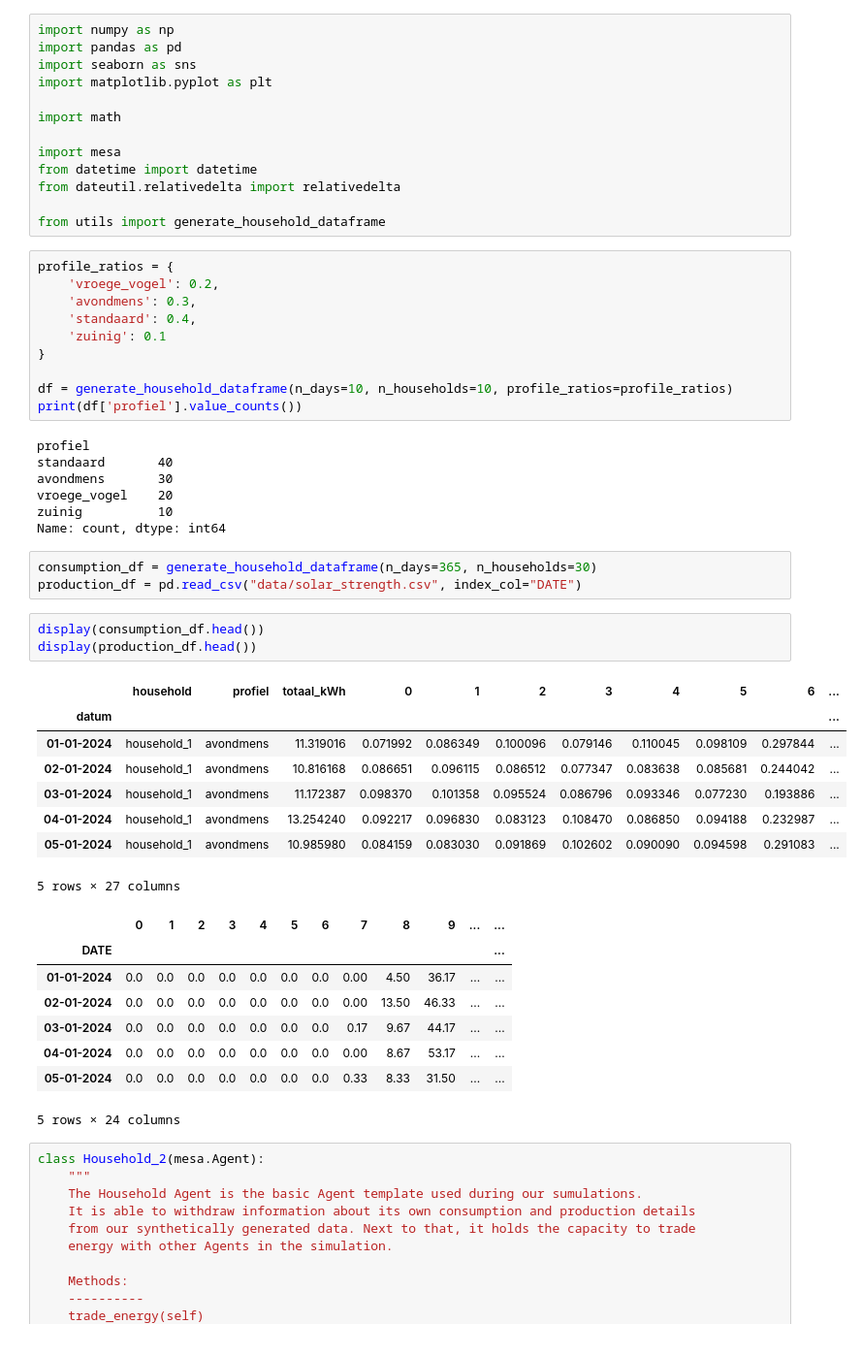
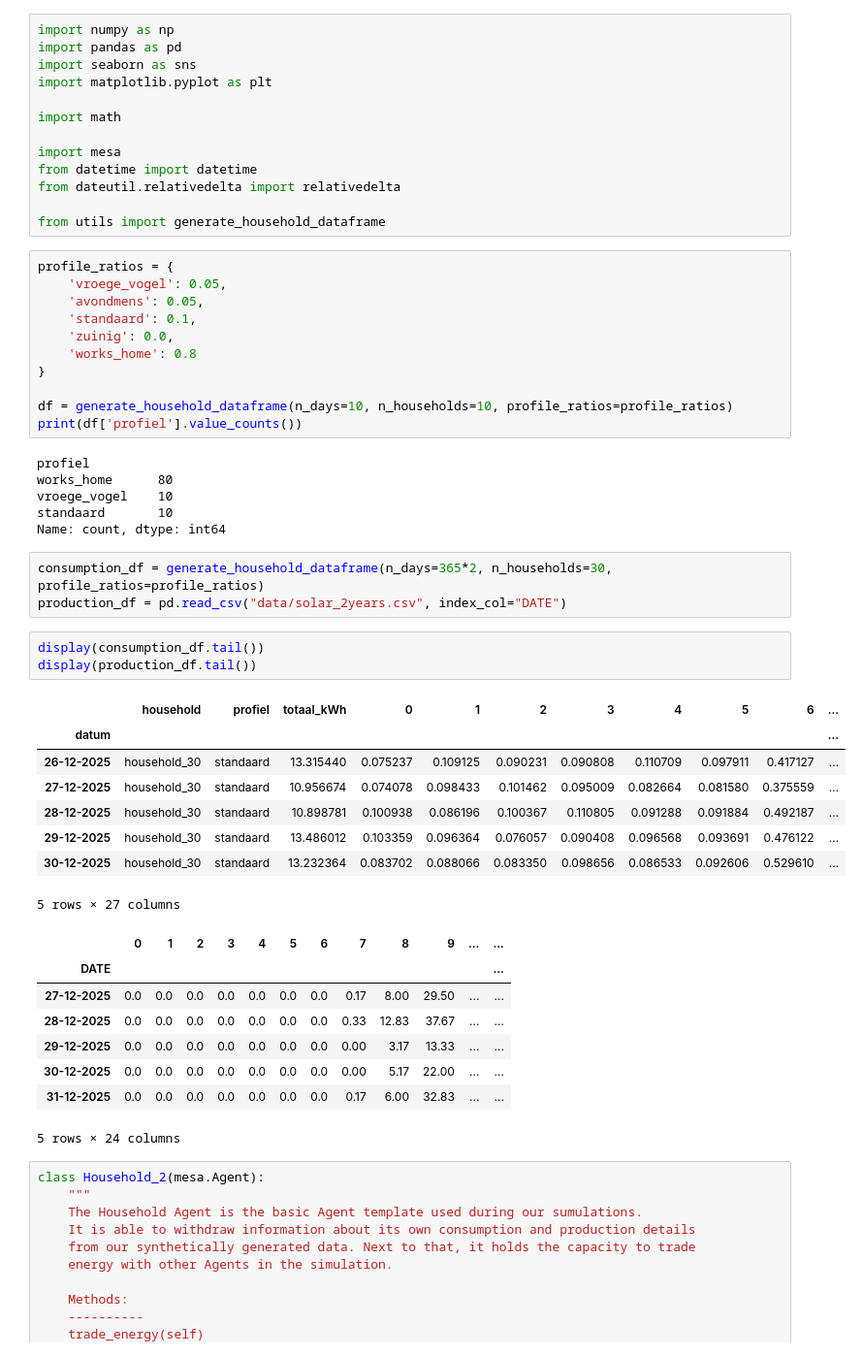
Before and after one commit to BJHeemskerk/P2P-microgrid-simulation, a Jupyter notebook: Mesa_Testing.ipynb, the cells around one changed output. Shown at 97% size. Saved outputs shown, nothing was run; the diff lists cells and outputs as text.

```diff
--- a/Mesa_Testing.ipynb
+++ b/Mesa_Testing.ipynb
@@ -17,43 +17,43 @@ from dateutil.relativedelta import relativedelta
 from utils import generate_household_dataframe
 # %%
 profile_ratios = {
-    'vroege_vogel': 0.2,
-    'avondmens': 0.3,
-    'standaard': 0.4,
-    'zuinig': 0.1
+    'vroege_vogel': 0.05,
+    'avondmens': 0.05,
+    'standaard': 0.1,
+    'zuinig': 0.0,
+    'works_home': 0.8
 }
 
 df = generate_household_dataframe(n_days=10, n_households=10, profile_ratios=profile_ratios)
 print(df['profiel'].value_counts())
 # %% [output]
 profiel
-standaard       40
-avondmens       30
-vroege_vogel    20
-zuinig          10
+works_home      80
+vroege_vogel    10
+standaard       10
 Name: count, dtype: int64
 # %%
-consumption_df = generate_household_dataframe(n_days=365, n_households=30)
-production_df = pd.read_csv("data/solar_strength.csv", index_col="DATE")
+consumption_df = generate_household_dataframe(n_days=365*2, n_households=30, profile_ratios=profile_ratios)
+production_df = pd.read_csv("data/solar_2years.csv", index_col="DATE")
 # %%
-display(consumption_df.head())
-display(production_df.head())
+display(consumption_df.tail())
+display(production_df.tail())
 # %% [output]
 |  | household | profiel | totaal_kWh | 0 | 1 | 2 | 3 | 4 | 5 | 6 | ... |
 | datum |  |  |  |  |  |  |  |  |  |  | ... |
-| 01-01-2024 | household_1 | avondmens | 11.319016 | 0.071992 | 0.086349 | 0.100096 | 0.079146 | 0.110045 | 0.098109 | 0.297844 | ... |
-| 02-01-2024 | household_1 | avondmens | 10.816168 | 0.086651 | 0.096115 | 0.086512 | 0.077347 | 0.083638 | 0.085681 | 0.244042 | ... |
-| 03-01-2024 | household_1 | avondmens | 11.172387 | 0.098370 | 0.101358 | 0.095524 | 0.086796 | 0.093346 | 0.077230 | 0.193886 | ... |
-| 04-01-2024 | household_1 | avondmens | 13.254240 | 0.092217 | 0.096830 | 0.083123 | 0.108470 | 0.086850 | 0.094188 | 0.232987 | ... |
-| 05-01-2024 | household_1 | avondmens | 10.985980 | 0.084159 | 0.083030 | 0.091869 | 0.102602 | 0.090090 | 0.094598 | 0.291083 | ... |
+| 26-12-2025 | household_30 | standaard | 13.315440 | 0.075237 | 0.109125 | 0.090231 | 0.090808 | 0.110709 | 0.097911 | 0.417127 | ... |
+| 27-12-2025 | household_30 | standaard | 10.956674 | 0.074078 | 0.098433 | 0.101462 | 0.095009 | 0.082664 | 0.081580 | 0.375559 | ... |
+| 28-12-2025 | household_30 | standaard | 10.898781 | 0.100938 | 0.086196 | 0.100367 | 0.110805 | 0.091288 | 0.091884 | 0.492187 | ... |
+| 29-12-2025 | household_30 | standaard | 13.486012 | 0.103359 | 0.096364 | 0.076057 | 0.090408 | 0.096568 | 0.093691 | 0.476122 | ... |
+| 30-12-2025 | household_30 | standaard | 13.232364 | 0.083702 | 0.088066 | 0.083350 | 0.098656 | 0.086533 | 0.092606 | 0.529610 | ... |
 5 rows × 27 columns
 |  | 0 | 1 | 2 | 3 | 4 | 5 | 6 | 7 | 8 | 9 | ... | ... |
 | DATE |  |  |  |  |  |  |  |  |  |  |  | ... |
-| 01-01-2024 | 0.0 | 0.0 | 0.0 | 0.0 | 0.0 | 0.0 | 0.0 | 0.00 | 4.50 | 36.17 | ... | ... |
-| 02-01-2024 | 0.0 | 0.0 | 0.0 | 0.0 | 0.0 | 0.0 | 0.0 | 0.00 | 13.50 | 46.33 | ... | ... |
-| 03-01-2024 | 0.0 | 0.0 | 0.0 | 0.0 | 0.0 | 0.0 | 0.0 | 0.17 | 9.67 | 44.17 | ... | ... |
-| 04-01-2024 | 0.0 | 0.0 | 0.0 | 0.0 | 0.0 | 0.0 | 0.0 | 0.00 | 8.67 | 53.17 | ... | ... |
-| 05-01-2024 | 0.0 | 0.0 | 0.0 | 0.0 | 0.0 | 0.0 | 0.0 | 0.33 | 8.33 | 31.50 | ... | ... |
+| 27-12-2025 | 0.0 | 0.0 | 0.0 | 0.0 | 0.0 | 0.0 | 0.0 | 0.17 | 8.00 | 29.50 | ... | ... |
+| 28-12-2025 | 0.0 | 0.0 | 0.0 | 0.0 | 0.0 | 0.0 | 0.0 | 0.33 | 12.83 | 37.67 | ... | ... |
+| 29-12-2025 | 0.0 | 0.0 | 0.0 | 0.0 | 0.0 | 0.0 | 0.0 | 0.00 | 3.17 | 13.33 | ... | ... |
+| 30-12-2025 | 0.0 | 0.0 | 0.0 | 0.0 | 0.0 | 0.0 | 0.0 | 0.00 | 5.17 | 22.00 | ... | ... |
+| 31-12-2025 | 0.0 | 0.0 | 0.0 | 0.0 | 0.0 | 0.0 | 0.0 | 0.17 | 6.00 | 32.83 | ... | ... |
 5 rows × 24 columns
 # %%
 class Household_2(mesa.Agent):
```
Also changed, not shown: parts of 3 cells of this notebook, 2 other files.
